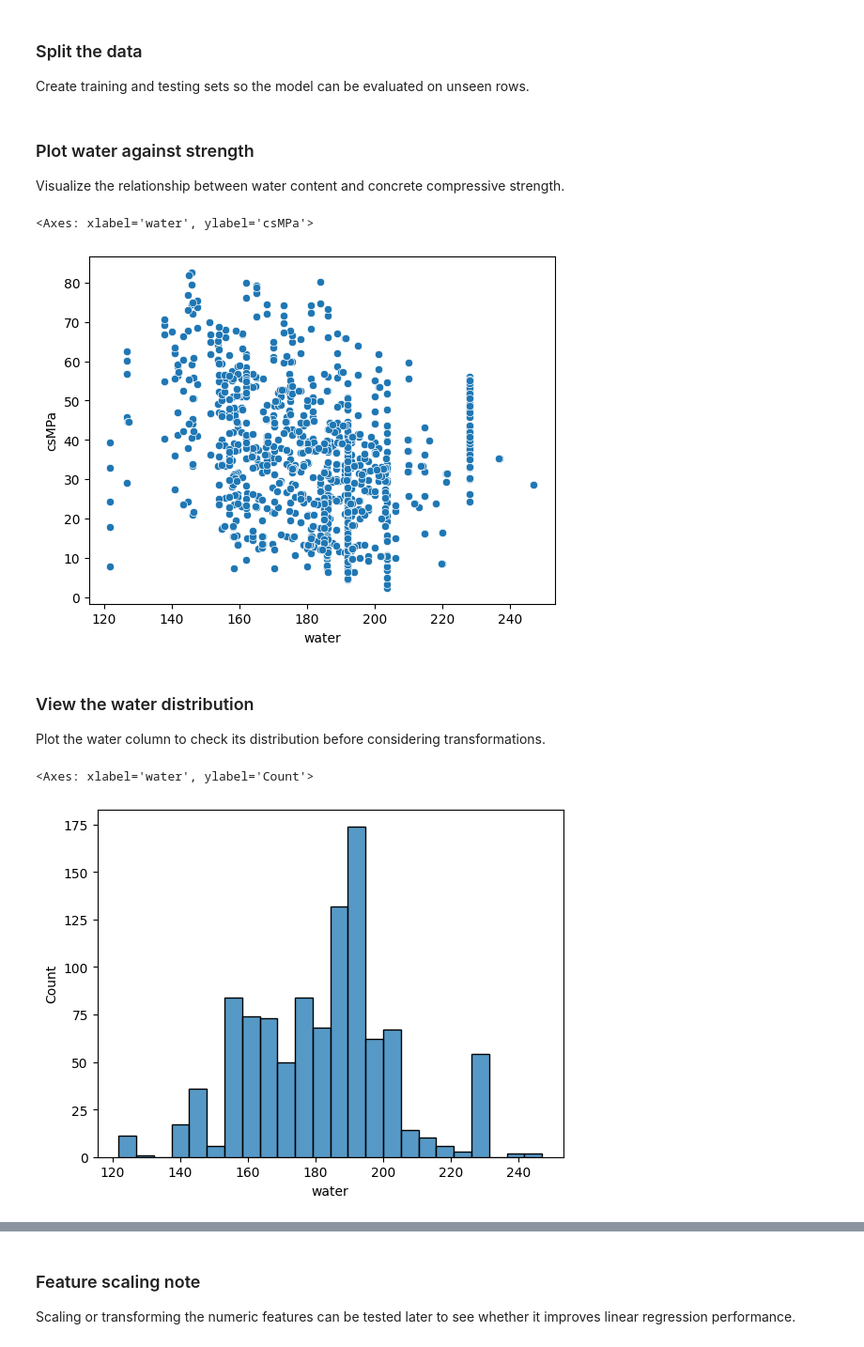
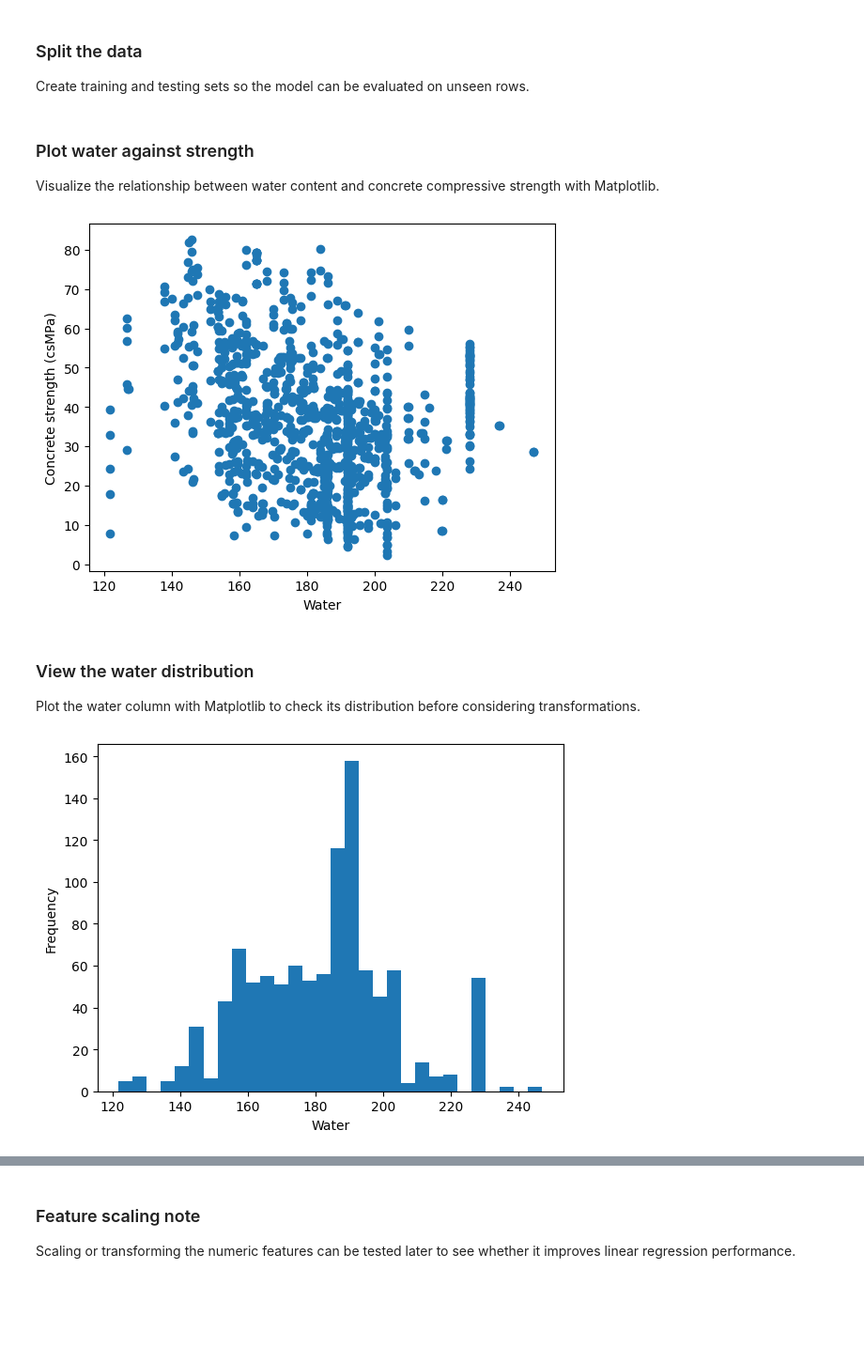
Before and after one commit to Asit-Sengar/Machine_Learning_foundations, a Jupyter notebook: notebooks/100_days_ml/power_transformer.ipynb, the cells around one changed output, grey strips where cells are left out. Shown at 94% size. Saved outputs shown, nothing was run; the diff lists cells and outputs as text; code cells hidden in the pictures; blank space fills up the shorter version.

```diff
--- a/notebooks/100_days_ml/power_transformer.ipynb
+++ b/notebooks/100_days_ml/power_transformer.ipynb
@@ -66,19 +81,24 @@ X_train , X_test , Y_train , Y_test  = train_test_split(x,y,test_size =0.3, rand
 # %% [markdown]
 ### Plot water against strength
-Visualize the relationship between water content and concrete compressive strength.
+
+Visualize the relationship between water content and concrete compressive strength with Matplotlib.
 # %%
-#now i will plot scatter plot for linear regression
-sns.scatterplot(x = df["water"] , y = df["csMPa"])
+plt.scatter(df["water"], df["csMPa"])
+plt.xlabel("Water")
+plt.ylabel("Concrete strength (csMPa)")
+plt.show()
 # %% [output]
-<Axes: xlabel='water', ylabel='csMPa'>
-[figure, old version]
+[figure, new version]
 # %% [markdown]
 ### View the water distribution
-Plot the water column to check its distribution before considering transformations.
+
+Plot the water column with Matplotlib to check its distribution before considering transformations.
 # %%
-sns.histplot(df["water"])
+plt.hist(df["water"], bins=30)
+plt.xlabel("Water")
+plt.ylabel("Frequency")
+plt.show()
 # %% [output]
-<Axes: xlabel='water', ylabel='Count'>
-[figure, old version]
+[figure, new version]
 # %% [markdown]
 ### Check coarse aggregate normality
```
Also changed, not shown: parts of 11 cells of this notebook.
